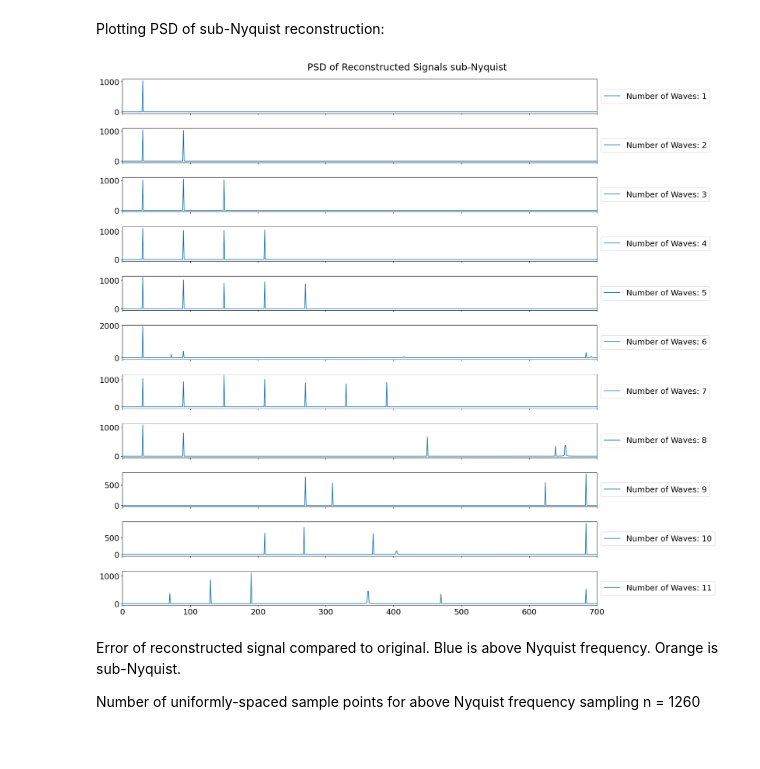
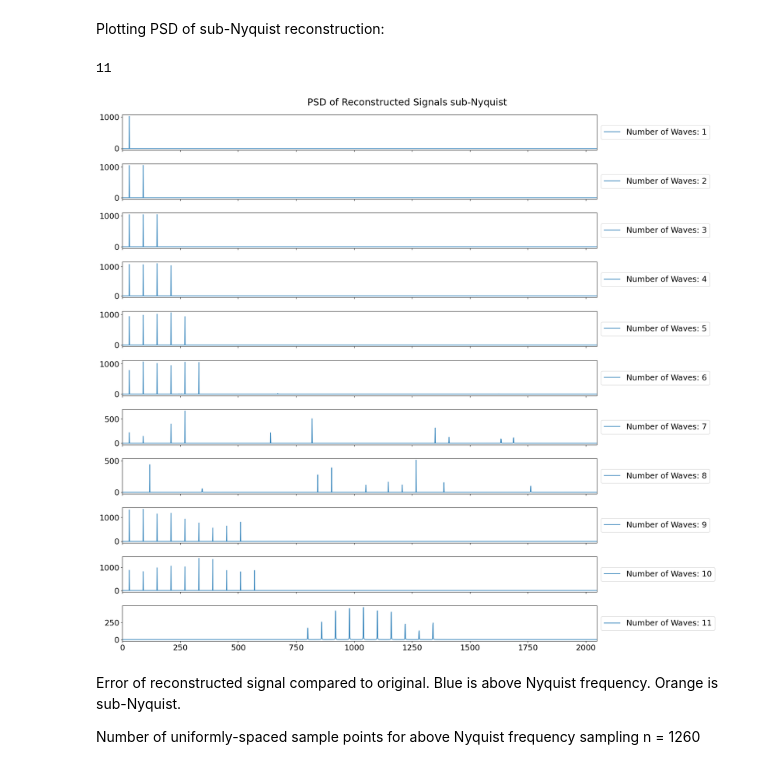
Before and after one commit to LorenzoJoquino/Physics215Project_CompSensGroup, a Jupyter notebook: notebooks/SineWavesCompression_test.ipynb, the cells around one changed output. Saved outputs shown, nothing was run; the diff lists cells and outputs as text; code cells hidden in the pictures.

```diff
--- a/notebooks/SineWavesCompression_test.ipynb
+++ b/notebooks/SineWavesCompression_test.ipynb
@@ -166,0 +195,6 @@ Plotted below is p = 32
+# %%
+for p_iter in p:
+    sub_recon_per_f = []
+    for f_iter in orig_signal_per_f:
+        sub_recon_per_f.append(rs.sub_nyquist_reconstruction(p_iter, f_iter))
+    sub_recon_per_p.append(sub_recon_per_f)
@@ -175,7 +211,7 @@ ylim = (-2,2)
 ylim_uni = (ylim[0]*3000, ylim[1]*3000)
 
 for i, pt in enumerate(frequencies):
-    axs[i].plot(t,recon_sub_per_p[3][i], label = "Number of Waves: " + str(i+1))
+    axs[i].plot(t,sub_recon_per_p[3][i], label = "Number of Waves: " + str(i+1))
     axs[i].legend(loc='center left', bbox_to_anchor=(1, 0.5))
     if i != len(axs) - 1:
         axs[i].set_xticklabels([])  # Hide x-tick labels
@@ -188,26 +224,38 @@ plt.show()
 # %% [markdown]
 Plotting PSD of sub-Nyquist reconstruction:
+# %%
+PSD_sub = []
+# %%
+for p_iter in sub_recon_per_p:
+    PSD_sub_per_f = []
+    for signal_iter in p_iter:
+        PSD_sub_per_f.append(rs.PSD(signal_iter))
+    PSD_sub.append(PSD_sub_per_f)
+# %%
+print(len(PSD_sub[1]))
+# %% [output]
+11
 # %%
 plt.rcParams['figure.figsize'] = [20, 12]
 plt.rcParams.update({'font.size': 18})
 
 fig,axs = plt.subplots(11,1)
 axs = axs.reshape(-1)
 ylim = (-2,2)
 ylim_uni = (ylim[0]*3000, ylim[1]*3000)
 
 for i, pt in enumerate(frequencies):
-    axs[i].plot(abs(PSD_sub_per_p[3][i]), label = "Number of Waves: " + str(i+1))
-    axs[i].set_xlim(0,700)
+    axs[i].plot(abs(PSD_sub[3][i]), label = "Number of Waves: " + str(i+1))
+    axs[i].set_xlim(0,n/2)
     axs[i].legend(loc='center left', bbox_to_anchor=(1, 0.5))
     if i != len(axs) - 1:
         axs[i].set_xticklabels([])  # Hide x-tick labels
 
 fig.suptitle("PSD of Reconstructed Signals sub-Nyquist")
 plt.tight_layout(rect=[0, -0.5, 1, 1.01])
 plt.show()
 # %% [output]
-[figure, old version]
+[figure, new version]
 # %% [markdown]
 Error of reconstructed signal compared to original. Blue is above Nyquist frequency. Orange is sub-Nyquist.
 
```
Also changed, not shown: parts of 26 cells of this notebook.
